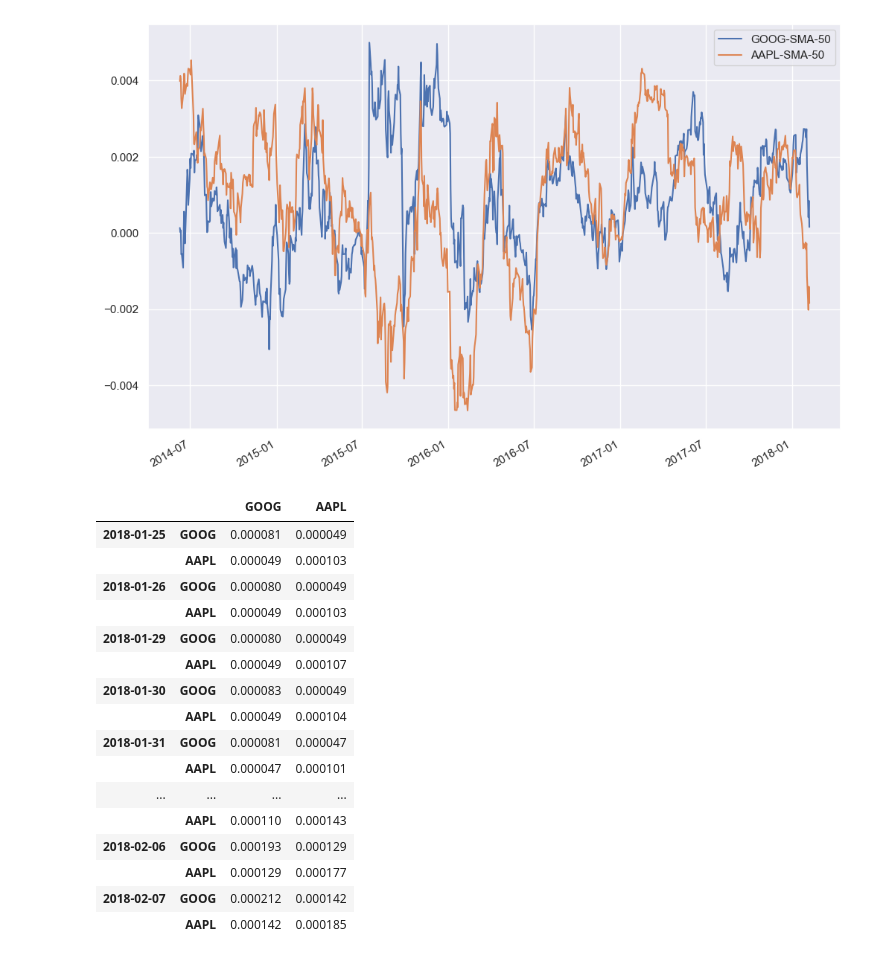
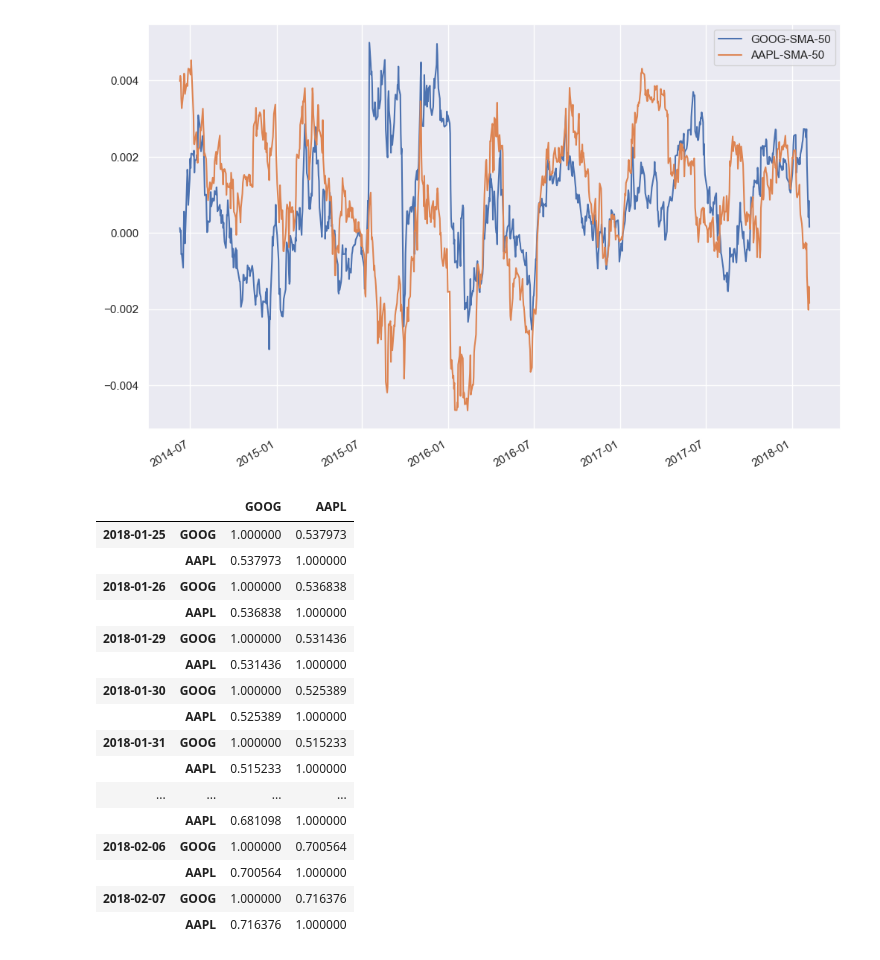
Before and after one commit to AndreiRoibu/AIforFinancialEngineering, a Jupyter notebook: TimeSeriesAnalysis/SimpleMovingAverage(SMA).ipynb, the cells around one changed output. Saved outputs shown, nothing was run; the diff lists cells and outputs as text; code cells hidden in the pictures.

```diff
--- a/TimeSeriesAnalysis/SimpleMovingAverage(SMA).ipynb
+++ b/TimeSeriesAnalysis/SimpleMovingAverage(SMA).ipynb
@@ -152,23 +154,25 @@ goog_appl_ret[['GOOG-SMA-50', 'AAPL-SMA-50']].plot(figsize=(12, 8))
 <Axes: >
 [figure]
 # %%
-cov = goog_appl_ret[['GOOG', 'AAPL']].rolling(50).cov()
+# Calculate the correlation between the two time series
+
+cov = goog_appl_ret[['GOOG', 'AAPL']].rolling(50).corr()
 cov.tail(20)
 # %% [output]
 |  |  | GOOG | AAPL |
-| 2018-01-25 | GOOG | 0.000081 | 0.000049 |
-|  | AAPL | 0.000049 | 0.000103 |
-| 2018-01-26 | GOOG | 0.000080 | 0.000049 |
-|  | AAPL | 0.000049 | 0.000103 |
-| 2018-01-29 | GOOG | 0.000080 | 0.000049 |
-|  | AAPL | 0.000049 | 0.000107 |
-| 2018-01-30 | GOOG | 0.000083 | 0.000049 |
-|  | AAPL | 0.000049 | 0.000104 |
-| 2018-01-31 | GOOG | 0.000081 | 0.000047 |
-|  | AAPL | 0.000047 | 0.000101 |
+| 2018-01-25 | GOOG | 1.000000 | 0.537973 |
+|  | AAPL | 0.537973 | 1.000000 |
+| 2018-01-26 | GOOG | 1.000000 | 0.536838 |
+|  | AAPL | 0.536838 | 1.000000 |
+| 2018-01-29 | GOOG | 1.000000 | 0.531436 |
+|  | AAPL | 0.531436 | 1.000000 |
+| 2018-01-30 | GOOG | 1.000000 | 0.525389 |
+|  | AAPL | 0.525389 | 1.000000 |
+| 2018-01-31 | GOOG | 1.000000 | 0.515233 |
+|  | AAPL | 0.515233 | 1.000000 |
 | ... | ... | ... | ... |
-|  | AAPL | 0.000110 | 0.000143 |
-| 2018-02-06 | GOOG | 0.000193 | 0.000129 |
-|  | AAPL | 0.000129 | 0.000177 |
-| 2018-02-07 | GOOG | 0.000212 | 0.000142 |
-|  | AAPL | 0.000142 | 0.000185 |
+|  | AAPL | 0.681098 | 1.000000 |
+| 2018-02-06 | GOOG | 1.000000 | 0.700564 |
+|  | AAPL | 0.700564 | 1.000000 |
+| 2018-02-07 | GOOG | 1.000000 | 0.716376 |
+|  | AAPL | 0.716376 | 1.000000 |
```
Also changed, not shown: parts of 1 cell of this notebook.
